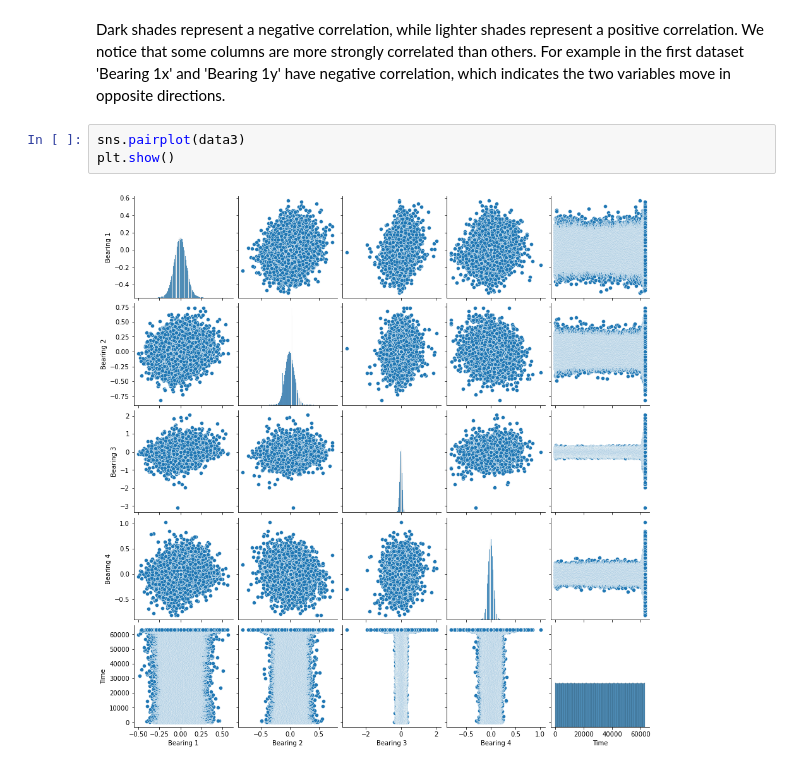
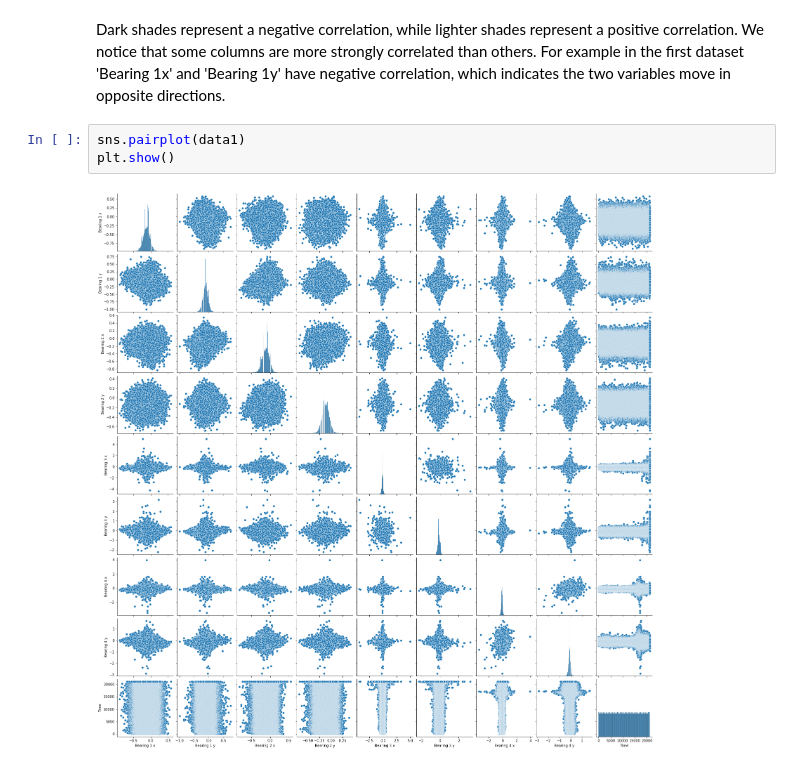
Before and after one commit to michal-filipiak/IML-bearing-failure-forecast, a Jupyter notebook: EDA.ipynb, the cells around one changed output. Drawn from its saved outputs; the diff is of its cells as text.

```diff
--- a/EDA.ipynb
+++ b/EDA.ipynb
@@ -216,8 +226,8 @@ plt.show()
 [figure]
 # %% [markdown]
 Dark shades represent a negative correlation, while lighter shades represent a positive correlation. We notice that some columns are more strongly correlated than others. For example in the first dataset 'Bearing 1x' and 'Bearing 1y' have negative correlation, which indicates the two variables move in opposite directions.
-# %%
-sns.pairplot(data3)
-plt.show()
-# %% [output]
-[figure, removed]
+# %%
+sns.pairplot(data1)
+plt.show()
+# %% [output]
+[figure, added]
```
Also changed, not shown: parts of 3 cells of this notebook.
